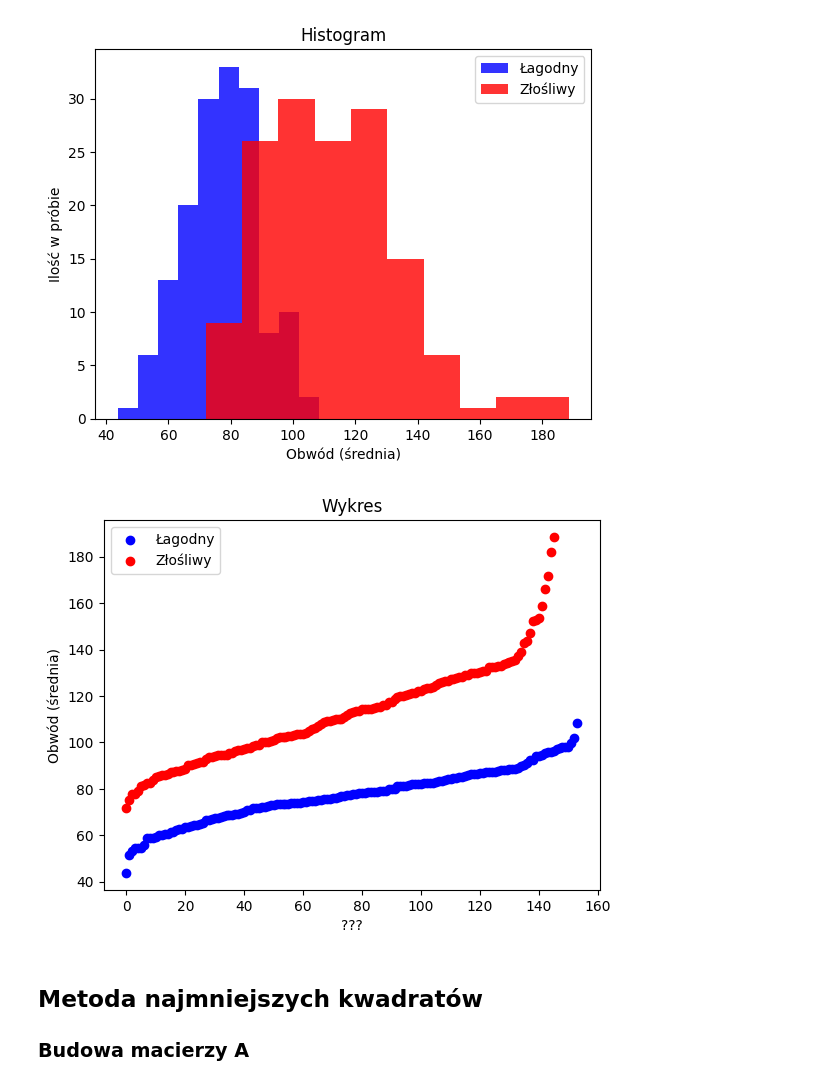
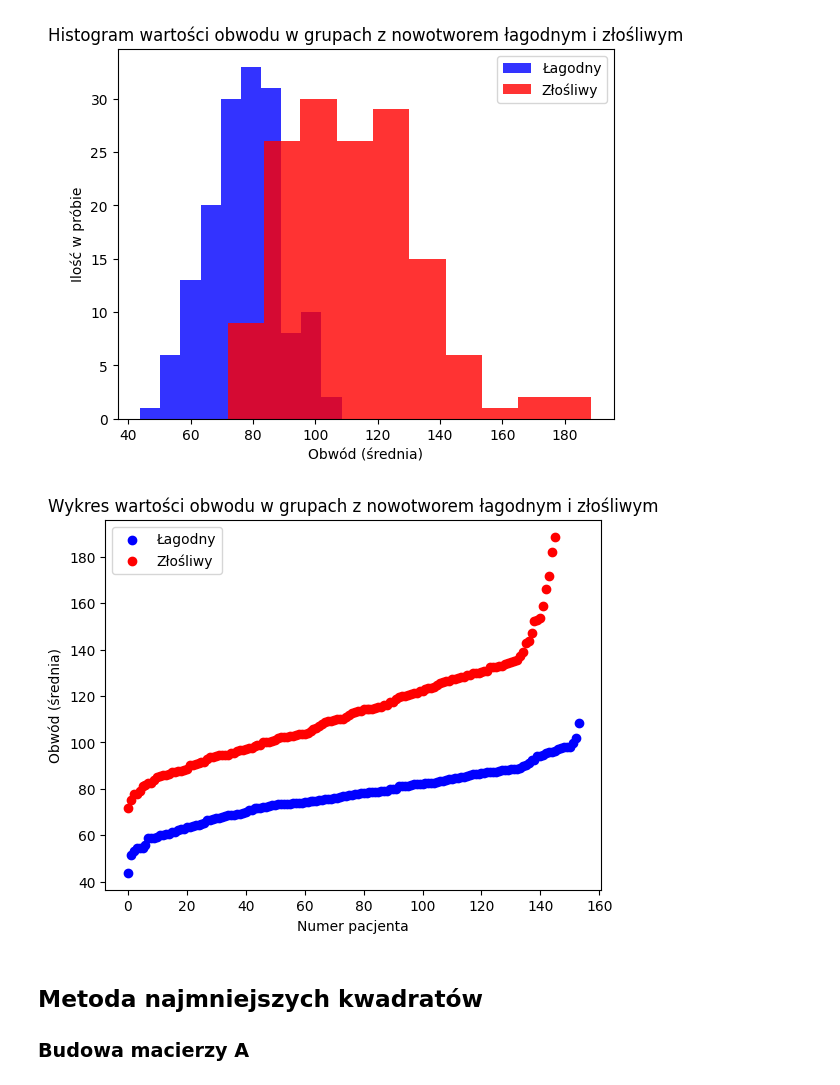
Before and after one commit to memecat5/MOWNIT, a Jupyter notebook: lab2/zad.ipynb, the cells around one changed output. Saved outputs shown, nothing was run; the diff lists cells and outputs as text; code cells hidden in the pictures.

```diff
--- a/lab2/zad.ipynb
+++ b/lab2/zad.ipynb
@@ -8,38 +8,38 @@ header = pd.io.parsers.read_csv("dataset/breast-cancer.labels", header=None)
 data_validate : pd.DataFrame = pd.io.parsers.read_csv("dataset/breast-cancer-validate.dat", header=None)
 data_train : pd.DataFrame = pd.io.parsers.read_csv("dataset/breast-cancer-train.dat", header=None)
 
 # Add headers for columns
 data_validate.columns = header[0]
 data_train.columns = header[0]
 
 # Create histogram
 plt.hist(data_train[data_train["Malignant/Benign"] == 'B']["perimeter (mean)"], color="blue", alpha=0.8)
 plt.hist(data_train[data_train["Malignant/Benign"] == 'M']["perimeter (mean)"], color="red", alpha=0.8)
 
 plt.legend(["Łagodny", "Złośliwy"])
-plt.title("Histogram")
+plt.title("Histogram wartości obwodu w grupach z nowotworem łagodnym i złośliwym")
 plt.xlabel("Obwód (średnia)")
 plt.ylabel("Ilość w próbie")
 plt.show()
 
 #Create chart
 chart_malignant = data_train[data_train["Malignant/Benign"] == 'M']["perimeter (mean)"].to_list()
 chart_malignant.sort()
 
 chart_benign = data_train[data_train["Malignant/Benign"] == 'B']["perimeter (mean)"].to_list()
 chart_benign.sort()
 
 
 plt.scatter([i for i in range(len(chart_benign))], chart_benign, color="blue")
 plt.scatter([i for i in range(len(chart_malignant))], chart_malignant, color="red")
 plt.legend(["Łagodny", "Złośliwy"])
-plt.title("Wykres")
-plt.xlabel("???")
+plt.title("Wykres wartości obwodu w grupach z nowotworem łagodnym i złośliwym")
+plt.xlabel("Numer pacjenta")
 plt.ylabel("Obwód (średnia)")
 plt.show()
 # %% [output]
-[figure, old version]
+[figure, new version]
-[figure, old version]
+[figure, new version]
 # %% [markdown]
 ## Metoda najmniejszych kwadratów
 
```
Also changed, not shown: parts of 2 cells of this notebook.
